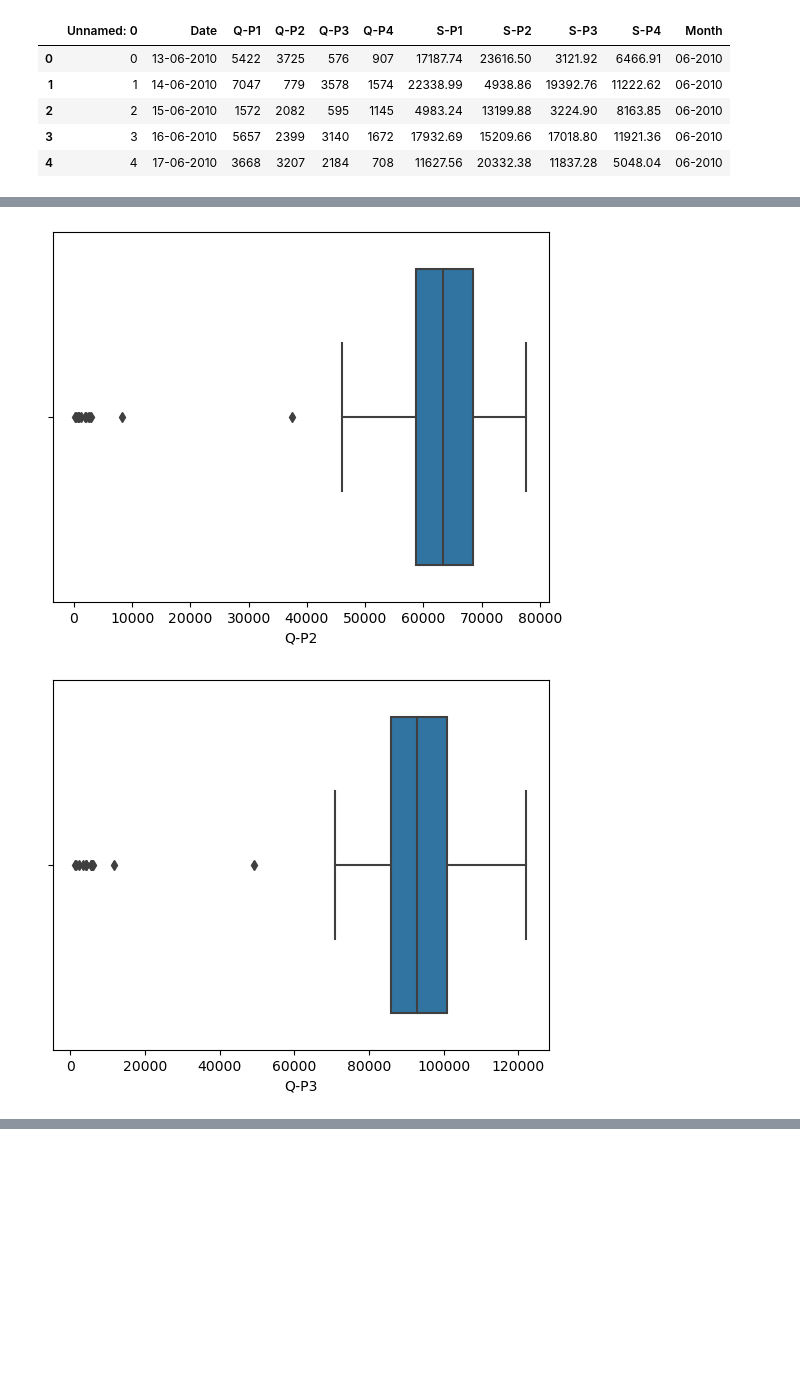
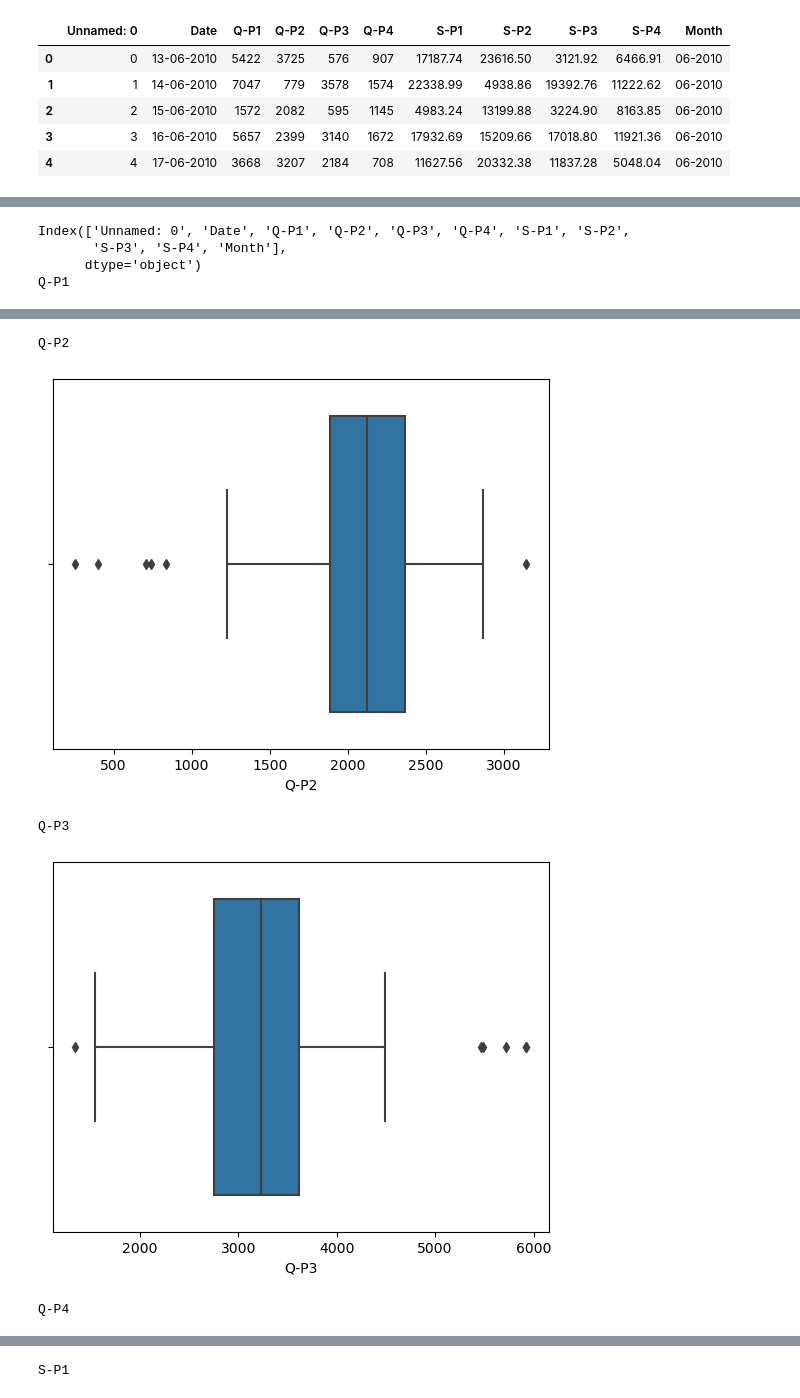
Before and after one commit to lLab-sy/jupyter-test, a Jupyter notebook: Examle-Project/code.ipynb, the cells around one changed output, grey strips where cells are left out. Drawn from its saved outputs; the diff is of its cells as text; code cells hidden in the pictures; blank space fills up the shorter version.

```diff
--- a/Examle-Project/code.ipynb
+++ b/Examle-Project/code.ipynb
@@ -45,10 +45,9 @@ print(set(len(date) for date in data['Date']))
 # %% [markdown]
 Question (1) Is there any trend in the sales of all four products during certain months?
 # %%
-data_month = data
 months = [date[3:] for date in data_month['Date']]
-data_month['Month'] = months
-data_month.head(5)
+data['Month'] = months
+data.head(5)
 # %% [output]
 |  | Unnamed: 0 | Date | Q-P1 | Q-P2 | Q-P3 | Q-P4 | S-P1 | S-P2 | S-P3 | S-P4 | Month |
 | 0 | 0 | 13-06-2010 | 5422 | 3725 | 576 | 907 | 17187.74 | 23616.50 | 3121.92 | 6466.91 | 06-2010 |
@@ -57,14 +56,14 @@ data_month.head(5)
 | 3 | 3 | 16-06-2010 | 5657 | 2399 | 3140 | 1672 | 17932.69 | 15209.66 | 17018.80 | 11921.36 | 06-2010 |
 | 4 | 4 | 17-06-2010 | 3668 | 3207 | 2184 | 708 | 11627.56 | 20332.38 | 11837.28 | 5048.04 | 06-2010 |
 # %%
-data1 = pd.DataFrame(columns=data_month.columns[2:])
-for month in data_month['Month'].unique():
+data1 = pd.DataFrame(columns=data.columns[2:])
+for month in data['Month'].unique():
     newRow = {'Month': month}
-    for col in data_month.columns[2:-1]:
+    for col in data.columns[2:-1]:
         if col[0] == 'Q':
-           newRow[col] = np.median(data_month[data_month['Month'] == month][col])
+           newRow[col] = np.median(data[data['Month'] == month][col])
         else:
-            newRow[col] = np.mean(data_month[data_month['Month'] == month][col])
+            newRow[col] = np.mean(data[data['Month'] == month][col])
         # newRow[col] = np.sum(data_month[data_month['Month'] == month][col])
     data1.loc[len(data1)] = newRow
 
@@ -137,8 +130,14 @@ Rolling [window=100,center=False,axis=0,method=single]
 # %%
+print(data.columns)
 def boxPlotMonth(dataForPlot: pd.DataFrame):
-    for col in data.columns[2:]:
+    for col in data.columns[2:-1]:
+        print(col)
         sns.boxplot(x=dataForPlot[col])
         plt.show()
 
 boxPlotMonth(data1)
 # %% [output]
+Index(['Unnamed: 0', 'Date', 'Q-P1', 'Q-P2', 'Q-P3', 'Q-P4', 'S-P1', 'S-P2',
+       'S-P3', 'S-P4', 'Month'],
+      dtype='object')
+Q-P1
@@ -146,2 +145,5 @@ boxPlotMonth(data1)
+Q-P2
-[figure, old version]
+[figure, new version]
+Q-P3
-[figure, old version]
+[figure, new version]
+Q-P4
@@ -148,0 +151 @@ boxPlotMonth(data1)
+S-P1
```
Also changed, not shown: parts of 12 cells of this notebook.
